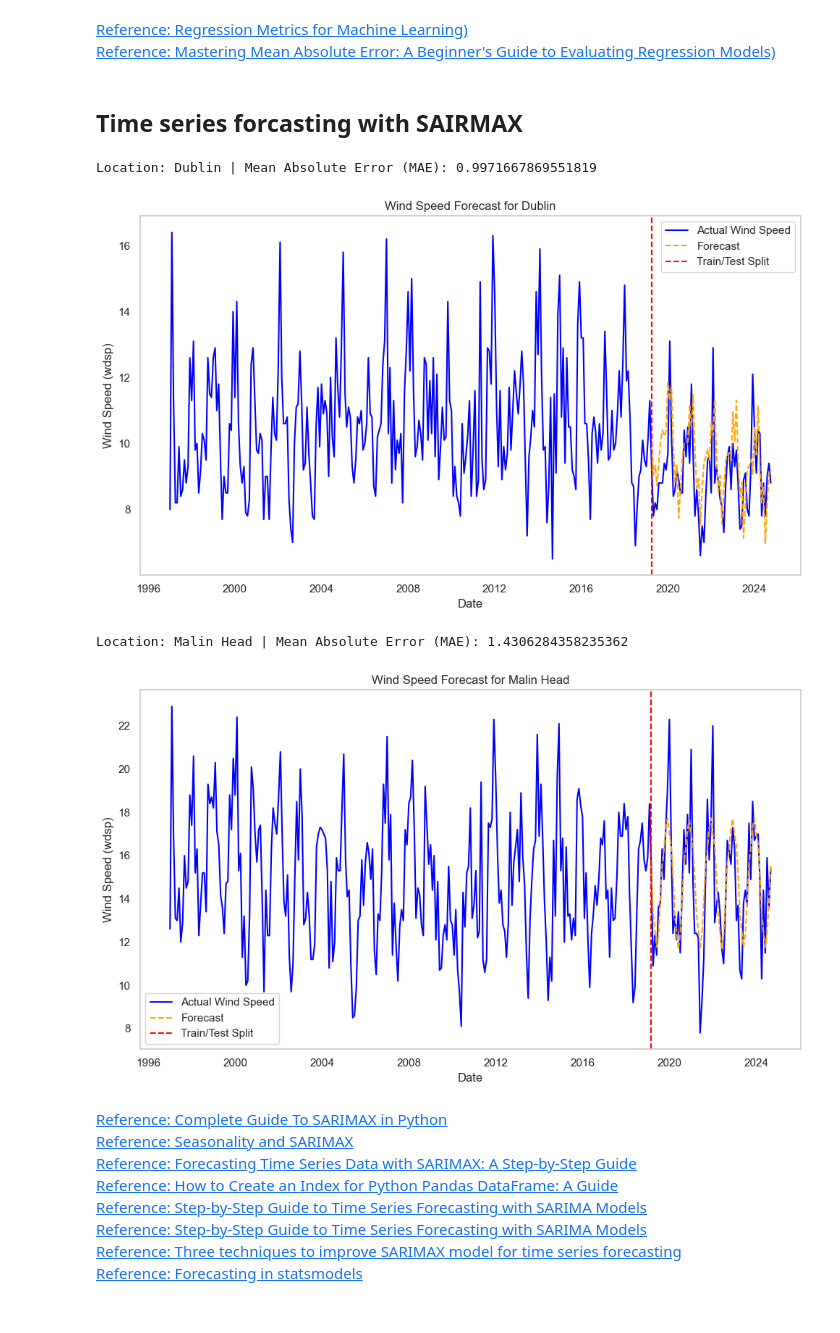
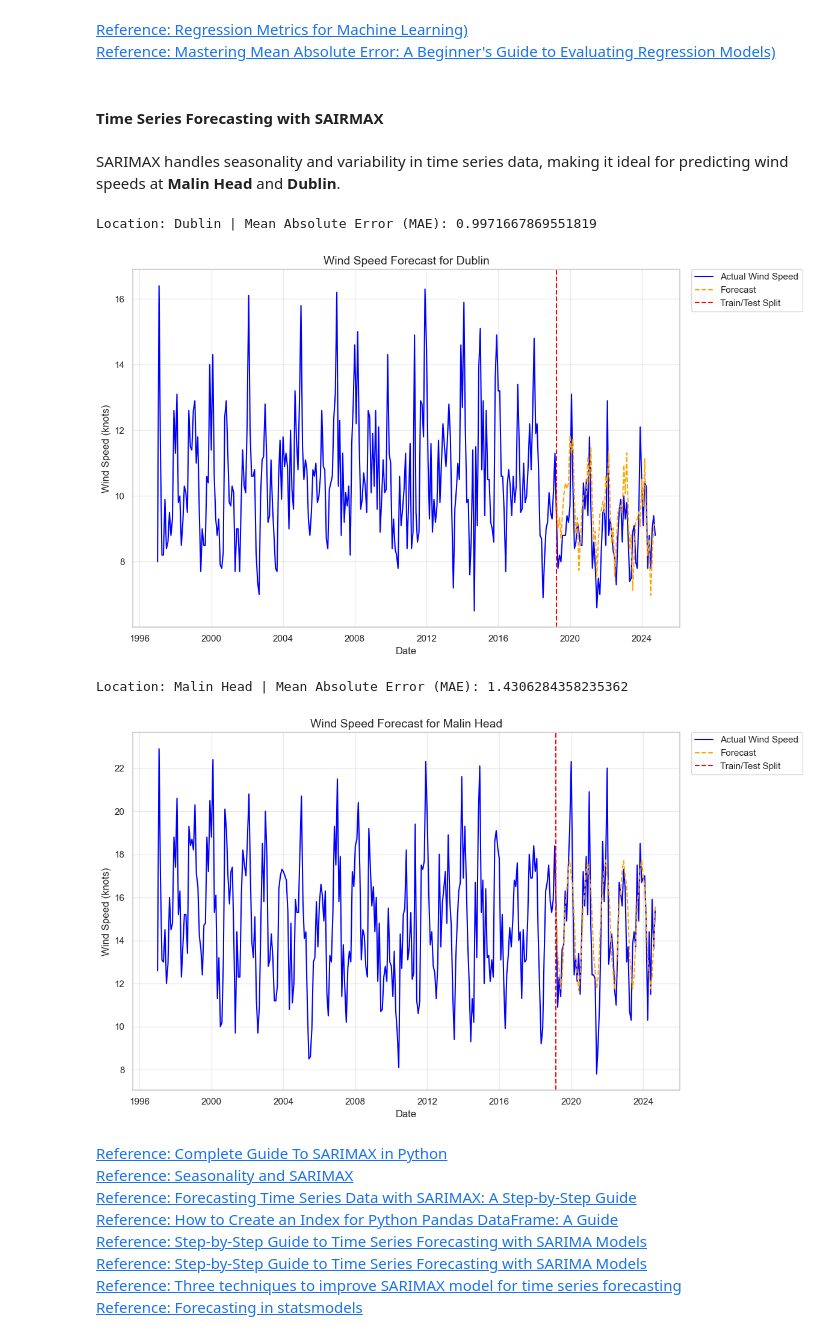
Before and after one commit to sarahembarry/PFDA-project, a Jupyter notebook: bigproject.ipynb, the cells around one changed output. Cells and saved outputs as stored; diff of their text form; code cells hidden in the pictures.

```diff
--- a/bigproject.ipynb
+++ b/bigproject.ipynb
@@ -370,19 +370,19 @@ def get_season(month):
         return 'Autumn'
 
 # Add a 'season' column to the DataFrame
-monthly_windspeed_data['Season'] = monthly_windspeed_data['month'].apply(get_season)
+monthly_wind_speed_data['Season'] = monthly_wind_speed_data['month'].apply(get_season)
 
-# Group by Location and Season, and calculate the mean windspeed
-seasonal_windspeed_summary = (
-    monthly_windspeed_data
+# Group by Location and Season, and calculate the mean wind speed
+seasonal_wind_speed_summary = (
+    monthly_wind_speed_data
     .groupby(['Location', 'Season'])['wdsp']
     .mean()
     .reset_index()
     .sort_values(by=['Location', 'Season'])
 )
 # Rename the columns for clarity
-seasonal_windspeed_summary.columns = ['Location', 'Season', 'Average Windspeed']
+seasonal_wind_speed_summary.columns = ['Location', 'Season', 'Average Wind Speed']
 
 # Display the summary table
-display(seasonal_windspeed_summary)
+display(seasonal_wind_speed_summary)
 # %% [output]
@@ -545,14 +545,14 @@ This section forecasts wind speeds for all locations, eventually focusing on Mal
 Linear regression models the relationship between time and wind speed, making it useful for an initial assessment of wind patterns.
 # %%
 # Create a 'date' column by combining 'year' and 'month', setting the day to 1
-monthly_windspeed_data['date'] = pd.to_datetime(monthly_windspeed_data[['year', 'month']].assign(day=1)
+monthly_wind_speed_data['date'] = pd.to_datetime(monthly_wind_speed_data[['year', 'month']].assign(day=1)
 )
 
 # Convert 'date' to a numeric format for linear regression model
-monthly_windspeed_data['date_numeric'] = monthly_windspeed_data['date'].map(pd.Timestamp.toordinal)
+monthly_wind_speed_data['date_numeric'] = monthly_wind_speed_data['date'].map(pd.Timestamp.toordinal)
 
 # Get unique locations from the dataset
-locations = monthly_windspeed_data['Location'].unique()
+locations = monthly_wind_speed_data['Location'].unique()
 # %% [markdown]
 [Reference: Add column with constant value to pandas dataframe](https://www.geeksforgeeks.org/add-column-with-constant-value-to-pandas-dataframe/)<br/>
 [Reference: Python: Linear regression from Pandas df - ordinal dates conversion](https://stackoverflow.com/questions/66720622/python-linear-regression-from-pandas-df-ordinal-dates-conversion)<br/>
@@ -560,7 +560,7 @@ locations = monthly_windspeed_data['Location'].unique()
 
 for location in locations:
     # Filter data for the current location
-    location_data = monthly_windspeed_data[monthly_windspeed_data['Location'] == location]
+    location_data = monthly_wind_speed_data[monthly_wind_speed_data['Location'] == location]
 
     # Define features and target
     X = location_data[['date_numeric']]
@@ -612,20 +611,23 @@ As proved earlier, **Dublin** and **Malin Head** are the most viable locations f
 [Reference: Regression Metrics for Machine Learning)](https://machinelearningmastery.com/regression-metrics-for-machine-learning/)<br/>
 [Reference: Mastering Mean Absolute Error: A Beginner's Guide to Evaluating Regression Models)](https://the-pi-guy.com/blog/mastering_mean_absolute_error_a_beginners_guide_to_evaluating_regression_models/)<br/>
 # %% [markdown]
-## Time series forcasting with SAIRMAX
+#### **Time Series Forecasting with SAIRMAX**
+# %% [markdown]
+SARIMAX handles seasonality and variability in time series data, making it ideal for predicting wind speeds at **Malin Head** and **Dublin**.
 # %%
 # Load the cleaned_weather table
 query_cleaned = "SELECT * FROM cleaned_weather;"
 cleaned_weather = pd.read_sql_query(query_cleaned, conn)
 # %%
+# SARIMA parameters for each location
 locations = {
     "Dublin": {
-        "arima_order": (1, 1, 1),
-        "seasonal_order": (2, 2, 2, 12)
+        "arima_order": (1, 1, 1),       # Non-seasonal ARIMA
+        "seasonal_order": (2, 2, 2, 12) # Seasonal ARIMA
     },
     "Malin Head": {
-        "arima_order": (1, 1, 1),
-        "seasonal_order": (2, 1, 2, 12)
+        "arima_order": (1, 1, 1),       # Non-seasonal ARIMA
+        "seasonal_order": (2, 1, 2, 12) # Seasonal ARIMA
     }
 }
 
@@ -643,44 +645,44 @@ for location, params in locations.items():
     # Split the data into training (80%) and testing (20%)
     split_date = location_data.index[int(len(location_data) * 0.8)]
     train_data = location_data[location_data.index < split_date]
     test_data = location_data[location_data.index >= split_date].copy()  # Create a copy to avoid SettingWithCopyWarning
 
     # Fit a SARIMA model to the training data
     seasonal_model = SARIMAX(
         train_data['wdsp'],
         order=params['arima_order'],  # Use individual ARIMA order for the location
         seasonal_order=params['seasonal_order'],  # Use individual seasonal order for the location
         enforce_stationarity=False,
         enforce_invertibility=False
     )
     seasonal_fit = seasonal_model.fit(disp=False)  # Suppress long output
 
     # Generate forecasts for the test set
     test_data['Forecast'] = seasonal_fit.forecast(steps=len(test_data))
 
     # Calculate the Mean Absolute Error
     mae = mean_absolute_error(test_data['wdsp'], test_data['Forecast'])
 
     # Print the results
     print(f"Location: {location} | Mean Absolute Error (MAE): {mae}")
 
     # Plot the results
-    plt.figure(figsize=(10, 6))
-    plt.plot(location_data.index, location_data['wdsp'], label='Actual Wind Speed', color='blue')
-    plt.plot(test_data.index, test_data['Forecast'], label='Forecast', color='orange', linestyle='--')
+    plt.figure(figsize=(12, 7))
+    plt.plot(location_data.index, location_data['wdsp'], label='Actual Wind Speed', color='blue', linewidth=1.5)
+    plt.plot(test_data.index, test_data['Forecast'], label='Forecast', color='orange', linestyle='--', linewidth=1.5)
     plt.axvline(x=split_date, color='red', linestyle='--', label='Train/Test Split')
-    plt.title(f"Wind Speed Forecast for {location}")
-    plt.xlabel('Date')
-    plt.ylabel('Wind Speed (wdsp)')
-    plt.legend()
-    plt.grid()
+    plt.title(f"Wind Speed Forecast for {location}", fontsize=14)
+    plt.xlabel('Date', fontsize=12)
+    plt.ylabel('Wind Speed (knots)', fontsize=12)
+    plt.legend(loc='upper left', bbox_to_anchor=(1.02, 1), borderaxespad=0)
+    plt.grid(alpha=0.4)
     plt.tight_layout()
     plt.show()
 # %% [output]
 Location: Dublin | Mean Absolute Error (MAE): 0.9971667869551819
-[figure, old version]
+[figure, new version]
 Location: Malin Head | Mean Absolute Error (MAE): 1.4306284358235362
-[figure, old version]
+[figure, new version]
 # %% [markdown]
 
 [Reference: Complete Guide To SARIMAX in Python](https://www.geeksforgeeks.org/complete-guide-to-sarimax-in-python/)<br/>
```
Also changed, not shown: parts of 29 cells of this notebook, 1 other file.
